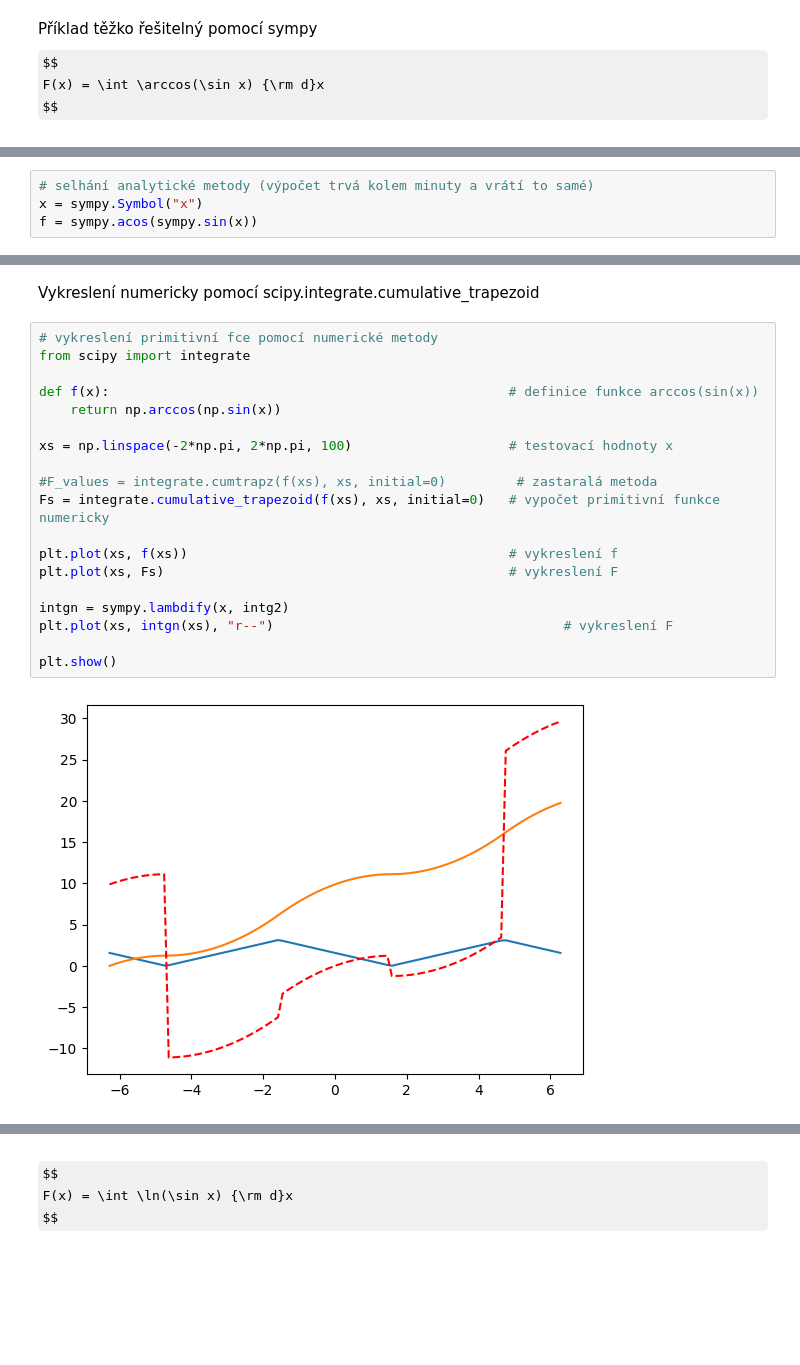
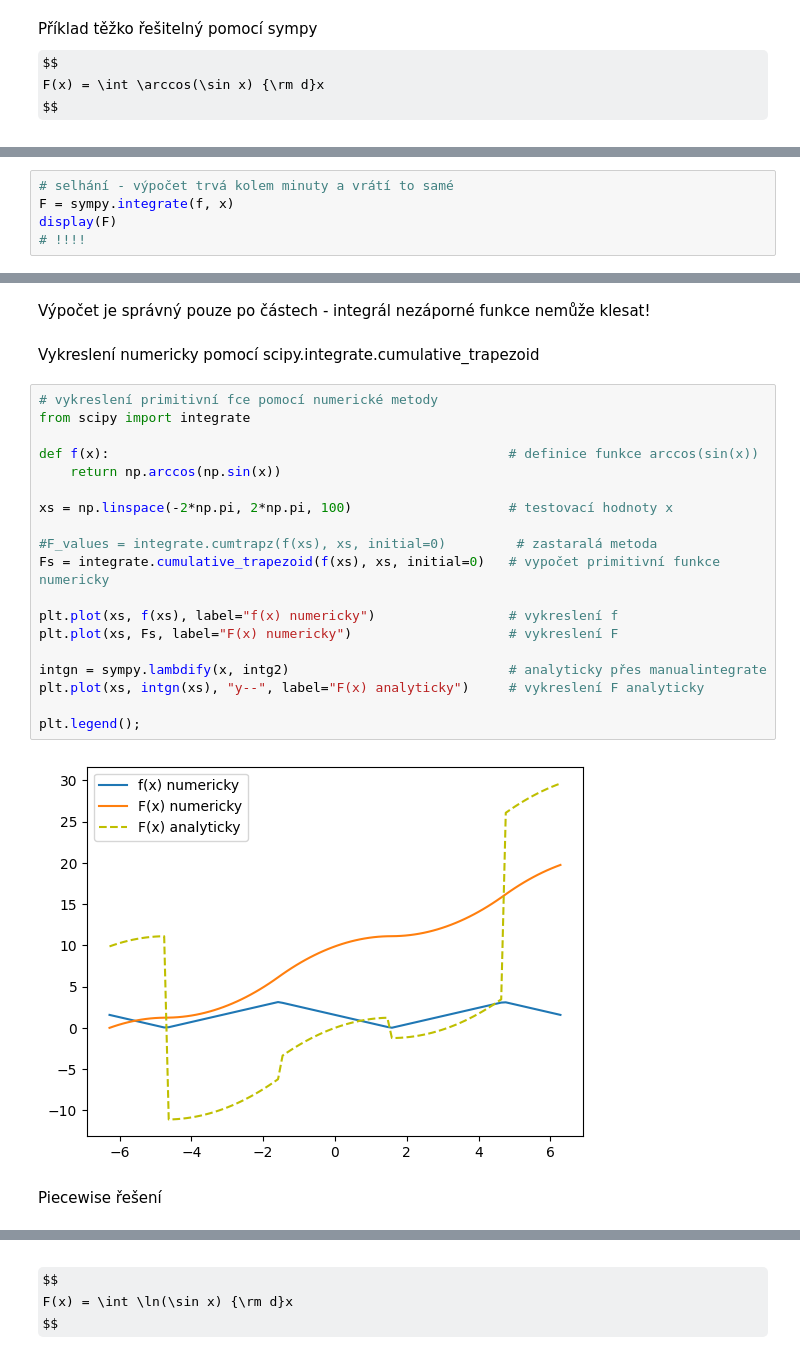
Before and after one commit to pkbcz/MSW2, a Jupyter notebook: 11 Integrace.ipynb, the cells around one changed output, grey strips where cells are left out. Cells and saved outputs as stored; diff of their text form; some formulas as TeX source; blank space fills up the shorter version.

```diff
--- a/11 Integrace.ipynb
+++ b/11 Integrace.ipynb
@@ -281,6 +282,7 @@ sympy.plot(f);
 # %% [output]
 [figure]
 # %%
-# selhání analytické metody (výpočet trvá kolem minuty a vrátí to samé)
-x = sympy.Symbol("x")
-f = sympy.acos(sympy.sin(x))
+# selhání - výpočet trvá kolem minuty a vrátí to samé
+F = sympy.integrate(f, x)
+display(F)
+# !!!!
@@ -304,26 +304,30 @@ $\displaystyle \operatorname{acos}{\left(\sin{\left(x \right)} \right)}$
+# %% [markdown]
+Výpočet je správný pouze po částech - integrál nezáporné funkce nemůže klesat!
 # %% [markdown]
 Vykreslení numericky pomocí scipy.integrate.cumulative_trapezoid
 # %%
 # vykreslení primitivní fce pomocí numerické metody
 from scipy import integrate
 
 def f(x):                                                   # definice funkce arccos(sin(x))
     return np.arccos(np.sin(x))
 
 xs = np.linspace(-2*np.pi, 2*np.pi, 100)                    # testovací hodnoty x
 
 #F_values = integrate.cumtrapz(f(xs), xs, initial=0)         # zastaralá metoda
 Fs = integrate.cumulative_trapezoid(f(xs), xs, initial=0)   # vypočet primitivní funkce numericky
 
-plt.plot(xs, f(xs))                                         # vykreslení f
-plt.plot(xs, Fs)                                            # vykreslení F
+plt.plot(xs, f(xs), label="f(x) numericky")                 # vykreslení f
+plt.plot(xs, Fs, label="F(x) numericky")                    # vykreslení F
 
-intgn = sympy.lambdify(x, intg2)
-plt.plot(xs, intgn(xs), "r--")                                     # vykreslení F
+intgn = sympy.lambdify(x, intg2)                            # analyticky přes manualintegrate
+plt.plot(xs, intgn(xs), "y--", label="F(x) analyticky")     # vykreslení F analyticky
 
-plt.show()
+plt.legend();
 # %% [output]
-[figure, old version]
+[figure, new version]
+# %% [markdown]
+Piecewise řešení
 # %%
 import numpy as np
 import matplotlib.pyplot as plt
```
Also changed, not shown: parts of 32 cells of this notebook, 2 other files.
